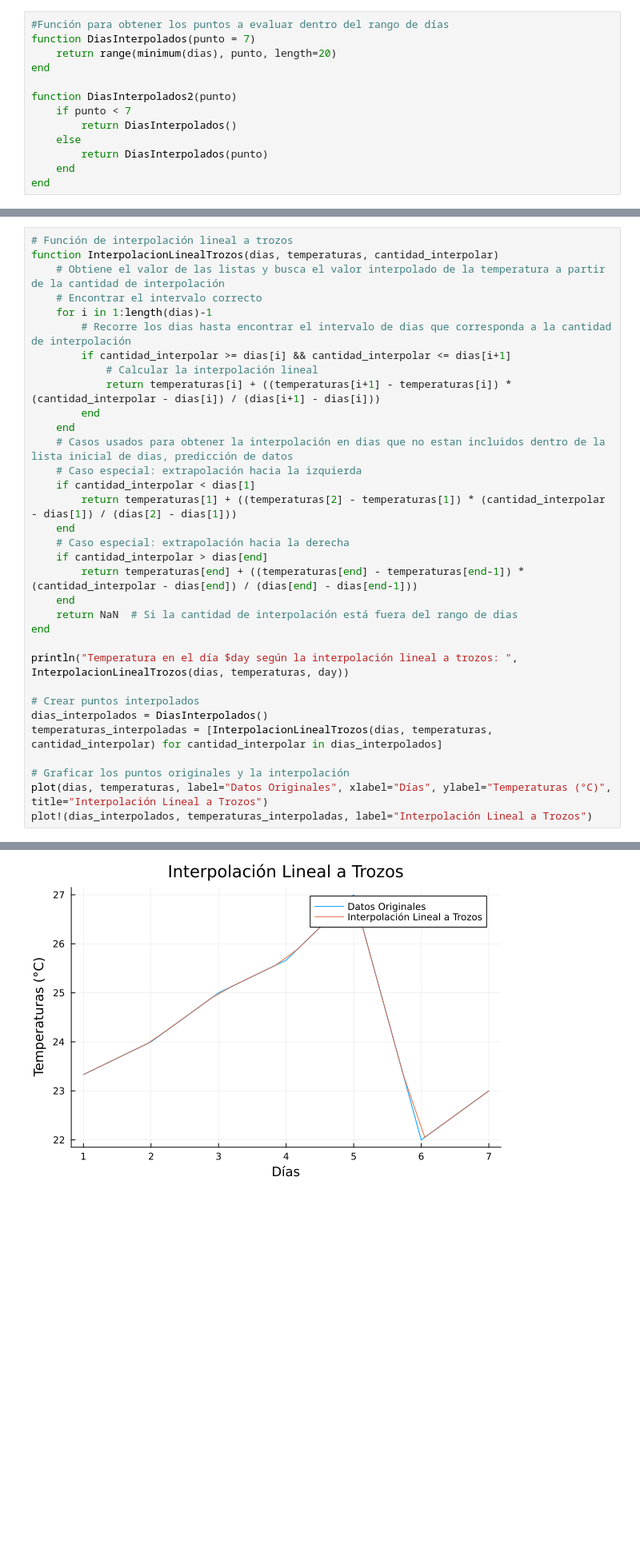
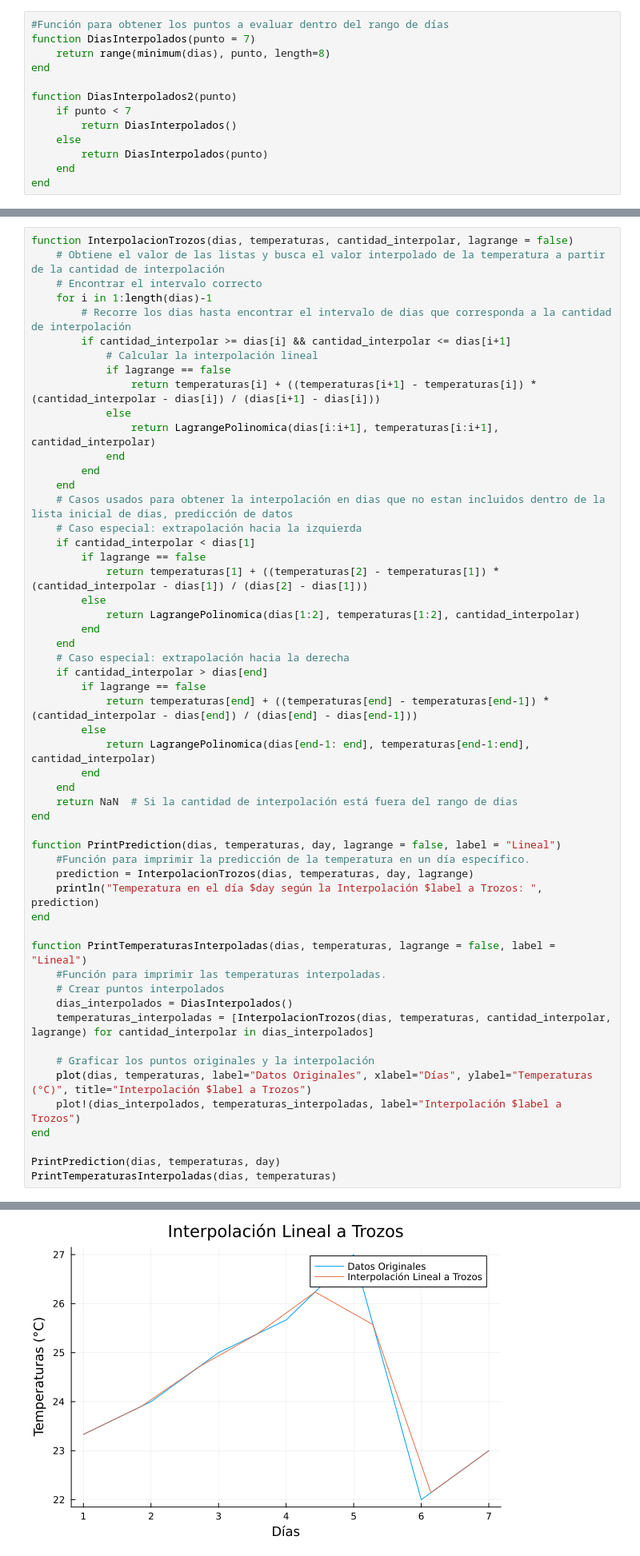
Before and after one commit to sonysarkis/ProyectoCalNum, a Jupyter notebook: Proyectos/proyecto1/proyecto2_cal.ipynb, the cells around one changed output, grey strips where cells are left out. Shown at 80% size. Saved outputs shown, nothing was run; the diff lists cells and outputs as text; blank space fills up the shorter version.

```diff
--- a/Proyectos/proyecto1/proyecto2_cal.ipynb
+++ b/Proyectos/proyecto1/proyecto2_cal.ipynb
@@ -55,7 +55,7 @@ temperaturas = GetTemperaturas(data)
 # %%
 #Función para obtener los puntos a evaluar dentro del rango de días
 function DiasInterpolados(punto = 7)
-    return range(minimum(dias), punto, length=20)
+    return range(minimum(dias), punto, length=8)
 end
 
 function DiasInterpolados2(punto)
@@ -439,36 +442,57 @@ Donde:
 
 **x = dias**
 # %%
-# Función de interpolación lineal a trozos
-function InterpolacionLinealTrozos(dias, temperaturas, cantidad_interpolar)
+function InterpolacionTrozos(dias, temperaturas, cantidad_interpolar, lagrange = false)
     # Obtiene el valor de las listas y busca el valor interpolado de la temperatura a partir de la cantidad de interpolación
     # Encontrar el intervalo correcto
     for i in 1:length(dias)-1
         # Recorre los dias hasta encontrar el intervalo de dias que corresponda a la cantidad de interpolación
         if cantidad_interpolar >= dias[i] && cantidad_interpolar <= dias[i+1]
             # Calcular la interpolación lineal
-            return temperaturas[i] + ((temperaturas[i+1] - temperaturas[i]) * (cantidad_interpolar - dias[i]) / (dias[i+1] - dias[i]))
+            if lagrange == false
+                return temperaturas[i] + ((temperaturas[i+1] - temperaturas[i]) * (cantidad_interpolar - dias[i]) / (dias[i+1] - dias[i]))
+            else
+                return LagrangePolinomica(dias[i:i+1], temperaturas[i:i+1], cantidad_interpolar)
+            end
         end
     end
     # Casos usados para obtener la interpolación en dias que no estan incluidos dentro de la lista inicial de dias, predicción de datos
     # Caso especial: extrapolación hacia la izquierda
     if cantidad_interpolar < dias[1]
-        return temperaturas[1] + ((temperaturas[2] - temperaturas[1]) * (cantidad_interpolar - dias[1]) / (dias[2] - dias[1]))
+        if lagrange == false
+            return temperaturas[1] + ((temperaturas[2] - temperaturas[1]) * (cantidad_interpolar - dias[1]) / (dias[2] - dias[1]))
+        else
+            return LagrangePolinomica(dias[1:2], temperaturas[1:2], cantidad_interpolar)
+        end
     end
     # Caso especial: extrapolación hacia la derecha
     if cantidad_interpolar > dias[end]
-        return temperaturas[end] + ((temperaturas[end] - temperaturas[end-1]) * (cantidad_interpolar - dias[end]) / (dias[end] - dias[end-1]))
+        if lagrange == false
+            return temperaturas[end] + ((temperaturas[end] - temperaturas[end-1]) * (cantidad_interpolar - dias[end]) / (dias[end] - dias[end-1]))
+        else
+            return LagrangePolinomica(dias[end-1: end], temperaturas[end-1:end], cantidad_interpolar)
+        end
     end
     return NaN  # Si la cantidad de interpolación está fuera del rango de dias
 end
 
-println("Temperatura en el día $day según la interpolación lineal a trozos: ", InterpolacionLinealTrozos(dias, temperaturas, day))
+function PrintPrediction(dias, temperaturas, day, lagrange = false, label = "Lineal")
+    #Función para imprimir la predicción de la temperatura en un día específico.
+    prediction = InterpolacionTrozos(dias, temperaturas, day, lagrange)
+    println("Temperatura en el día $day según la Interpolación $label a Trozos: ", prediction)
+end
 
-# Crear puntos interpolados
-dias_interpolados = DiasInterpolados()
-temperaturas_interpoladas = [InterpolacionLinealTrozos(dias, temperaturas, cantidad_interpolar) for cantidad_interpolar in dias_interpolados]
+function PrintTemperaturasInterpoladas(dias, temperaturas, lagrange = false, label = "Lineal")
+    #Función para imprimir las temperaturas interpoladas.
+    # Crear puntos interpolados
+    dias_interpolados = DiasInterpolados()
+    temperaturas_interpoladas = [InterpolacionTrozos(dias, temperaturas, cantidad_interpolar, lagrange) for cantidad_interpolar in dias_interpolados]
 
-# Graficar los puntos originales y la interpolación
-plot(dias, temperaturas, label="Datos Originales", xlabel="Días", ylabel="Temperaturas (°C)", title="Interpolación Lineal a Trozos")
-plot!(dias_interpolados, temperaturas_interpoladas, label="Interpolación Lineal a Trozos")
+    # Graficar los puntos originales y la interpolación
+    plot(dias, temperaturas, label="Datos Originales", xlabel="Días", ylabel="Temperaturas (°C)", title="Interpolación $label a Trozos")
+    plot!(dias_interpolados, temperaturas_interpoladas, label="Interpolación $label a Trozos")
+end
+
+PrintPrediction(dias, temperaturas, day)
+PrintTemperaturasInterpoladas(dias, temperaturas)
 # %% [output]
@@ -476 +500 @@ Temperatura en el día 8.0 según la interpolación lineal a trozos: 24.0
-[figure, old version]
+[figure, new version]
```
Also changed, not shown: parts of 8 cells of this notebook.
